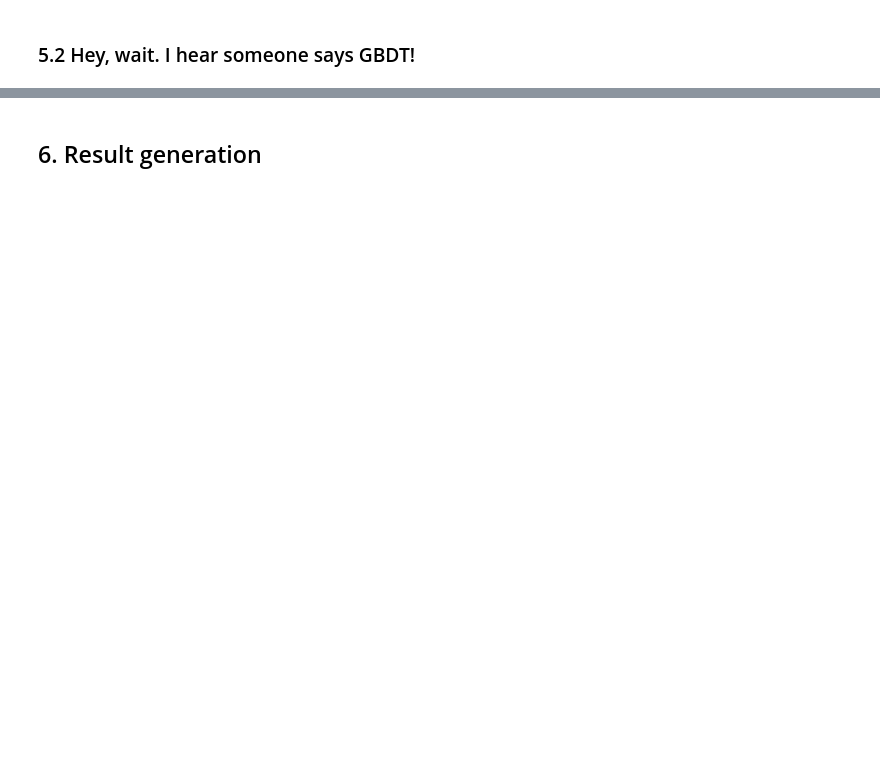
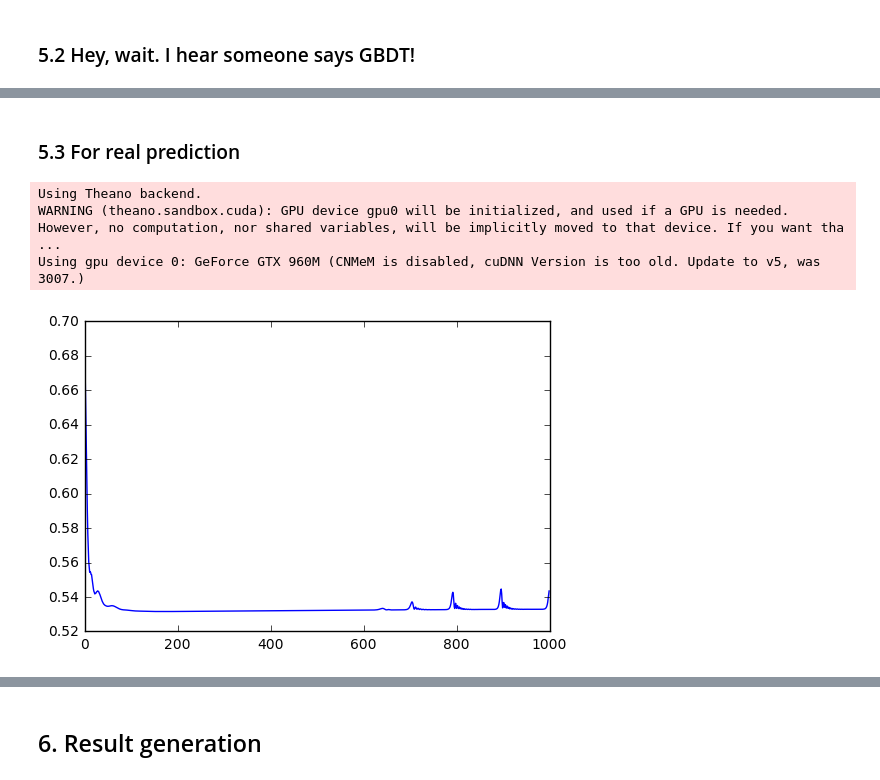
Before and after one commit to wattlebird/KaggleMarchMania2017, a Jupyter notebook: March Machine Learning Mania 2017.ipynb, the cells around one changed output, grey strips where cells are left out. Drawn from its saved outputs; the diff is of its cells as text; code cells hidden in the pictures; blank space fills up the shorter version.

```diff
--- a/March Machine Learning Mania 2017.ipynb
+++ b/March Machine Learning Mania 2017.ipynb
@@ -503,0 +517,45 @@ gbdt = lgb.train(param, train_data, 100, valid_sets=[valid_data] )
+# %% [markdown]
+### 5.3 For real prediction
+# %%
+X = np.einsum('ijkl->lijk', np.expand_dims(np.dstack(X), 0))
+Y = np.expand_dims(np.asarray(Y, dtype=np.int), 1)
+# %%
+# for real prediction
+
+from keras.models import Sequential
+from keras.layers import Dense, Dropout, Activation, Flatten, Convolution2D, MaxPooling2D, Convolution1D
+from keras.regularizers import l2, l1, l1l2
+from keras.optimizers import SGD
+from keras.callbacks import EarlyStopping, ModelCheckpoint
+
+
+model = Sequential([
+    Convolution2D(16, 2, 4, border_mode='valid', input_shape=(X.shape[1], X.shape[2], X.shape[3]), W_regularizer=l1l2(2e-5, 0.01), init='lecun_uniform'),
+    Activation('relu'),
+    Flatten(),
+    Dense(96, W_regularizer=l1l2(2e-5, 0.01), init='lecun_uniform'),
+    Activation('relu'),
+    Dense(1, W_regularizer=l1l2(2e-5, 0.01), init='lecun_uniform'),
+    Activation('sigmoid')
+])
+
+early_stopping = EarlyStopping(monitor='val_binary_crossentropy', patience=100)
+model_check = ModelCheckpoint("Model/model.{epoch:04d}.hdf5", monitor='binary_crossentropy')
+opt = SGD(lr=0.08, momentum=0.9, decay=4e-5)
+model.compile(optimizer=opt, loss='binary_crossentropy', metrics=['binary_crossentropy'])
+# %% [output]
+Using Theano backend.
+WARNING (theano.sandbox.cuda): GPU device gpu0 will be initialized, and used if a GPU is needed. However, no computation, nor shared variables, will be implicitly moved to that device. If you want tha ...
+Using gpu device 0: GeForce GTX 960M (CNMeM is disabled, cuDNN Version is too old. Update to v5, was 3007.)
+# %%
+history = model.fit(X, Y, nb_epoch=1000, batch_size=2048, shuffle=True,
+          verbose=0, callbacks=[model_check])
+np.savetxt("loss_history2.txt", np.vstack([history.history["loss"], history.history["binary_crossentropy"]]).T, delimiter="\t")
+# %%
+import matplotlib.pyplot as plt
+
+plt.plot(history.history["binary_crossentropy"])
+
+plt.show()
+# %% [output]
+[figure, added]
```
Also changed, not shown: parts of 34 cells of this notebook, 4 other files.
